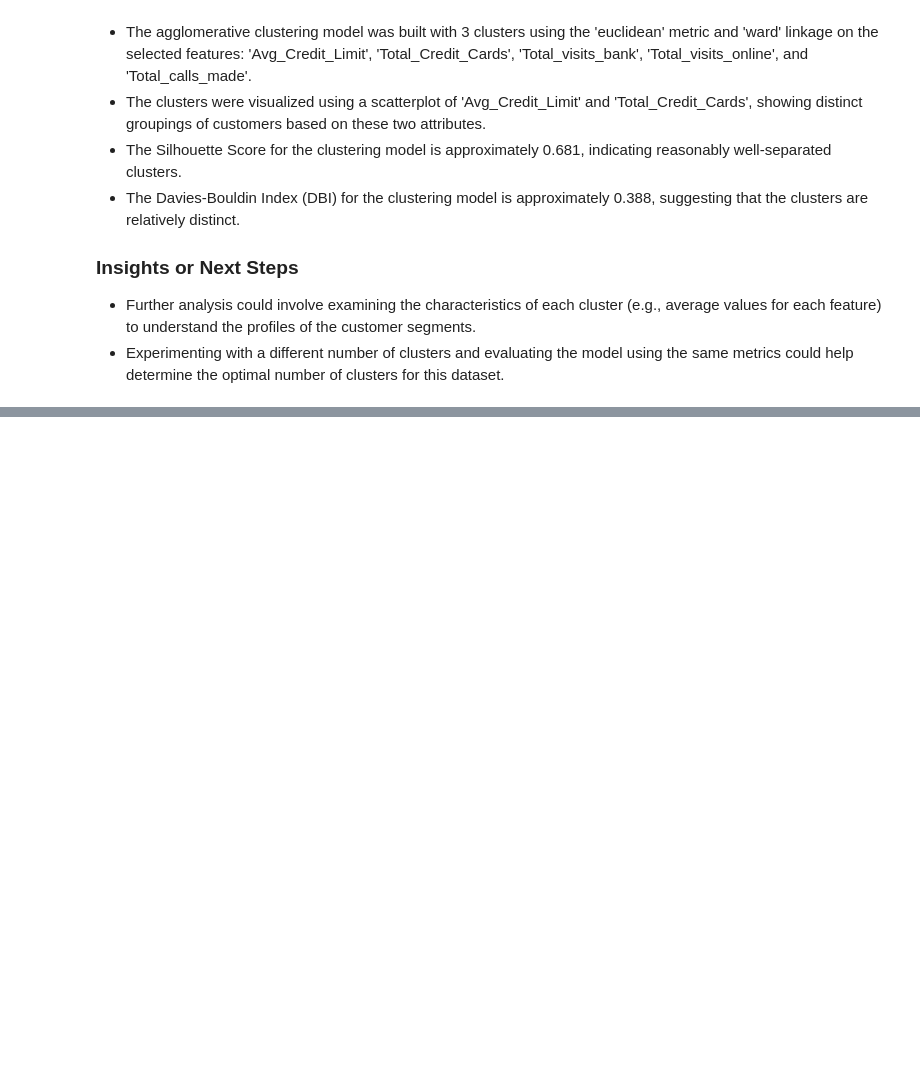
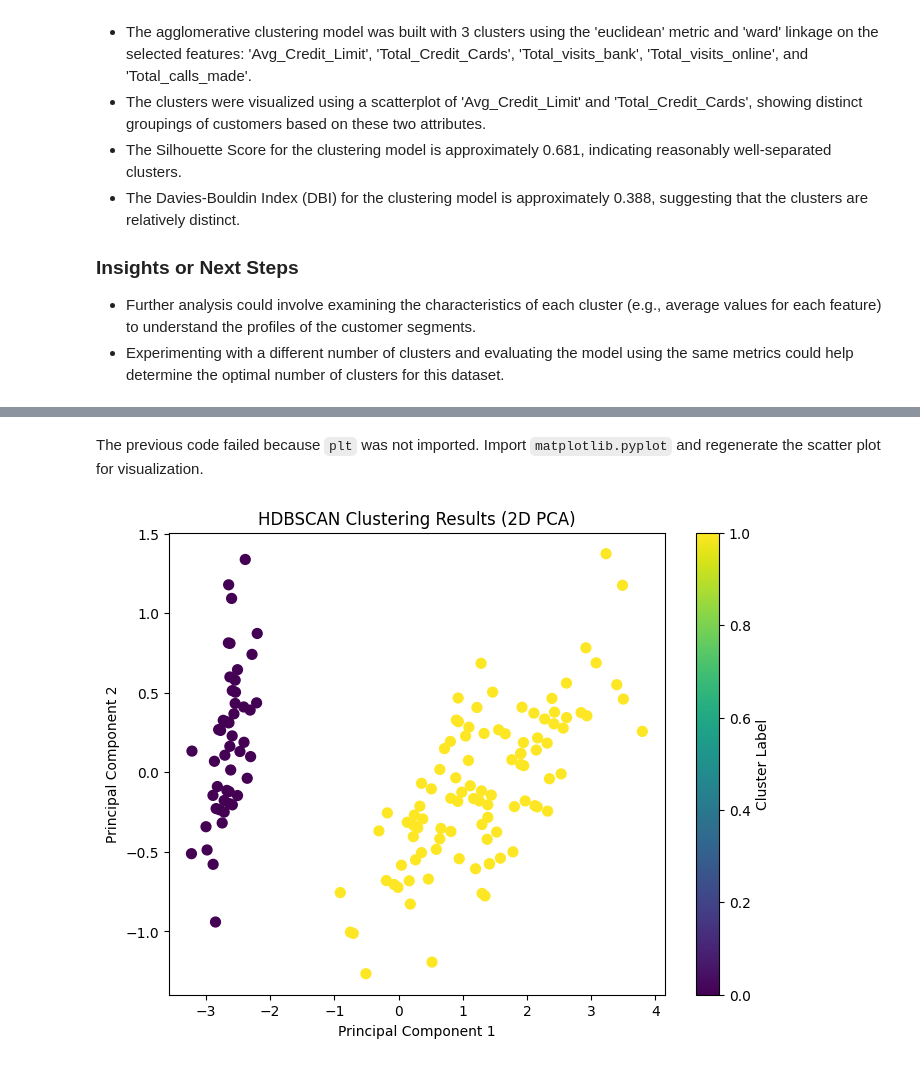
Before and after one commit to Agnaputra/machine-learning, a Jupyter notebook: JS6_TG04_2341720065_Agna Putra Prawira.ipynb, the cells around one changed output, grey strips where cells are left out. Saved outputs shown, nothing was run; the diff lists cells and outputs as text; code cells hidden in the pictures; blank space fills up the shorter version.

```diff
--- a/JS6_TG04_2341720065_Agna Putra Prawira.ipynb
+++ b/JS6_TG04_2341720065_Agna Putra Prawira.ipynb
@@ -448,0 +578,15 @@ Davies-Bouldin Index: 0.38800576073929305
+# %% [markdown]
+
+The previous code failed because `plt` was not imported. Import `matplotlib.pyplot` and regenerate the scatter plot for visualization.
+# %%
+import matplotlib.pyplot as plt
+
+plt.figure(figsize=(8, 6))
+plt.scatter(X_reduced[:, 0], X_reduced[:, 1], c=hdbscan_labels, cmap='viridis', s=50)
+plt.title('HDBSCAN Clustering Results (2D PCA)')
+plt.xlabel('Principal Component 1')
+plt.ylabel('Principal Component 2')
+plt.colorbar(label='Cluster Label')
+plt.show()
+# %% [output]
+[figure, added]
```
Also changed, not shown: parts of 21 cells of this notebook.
